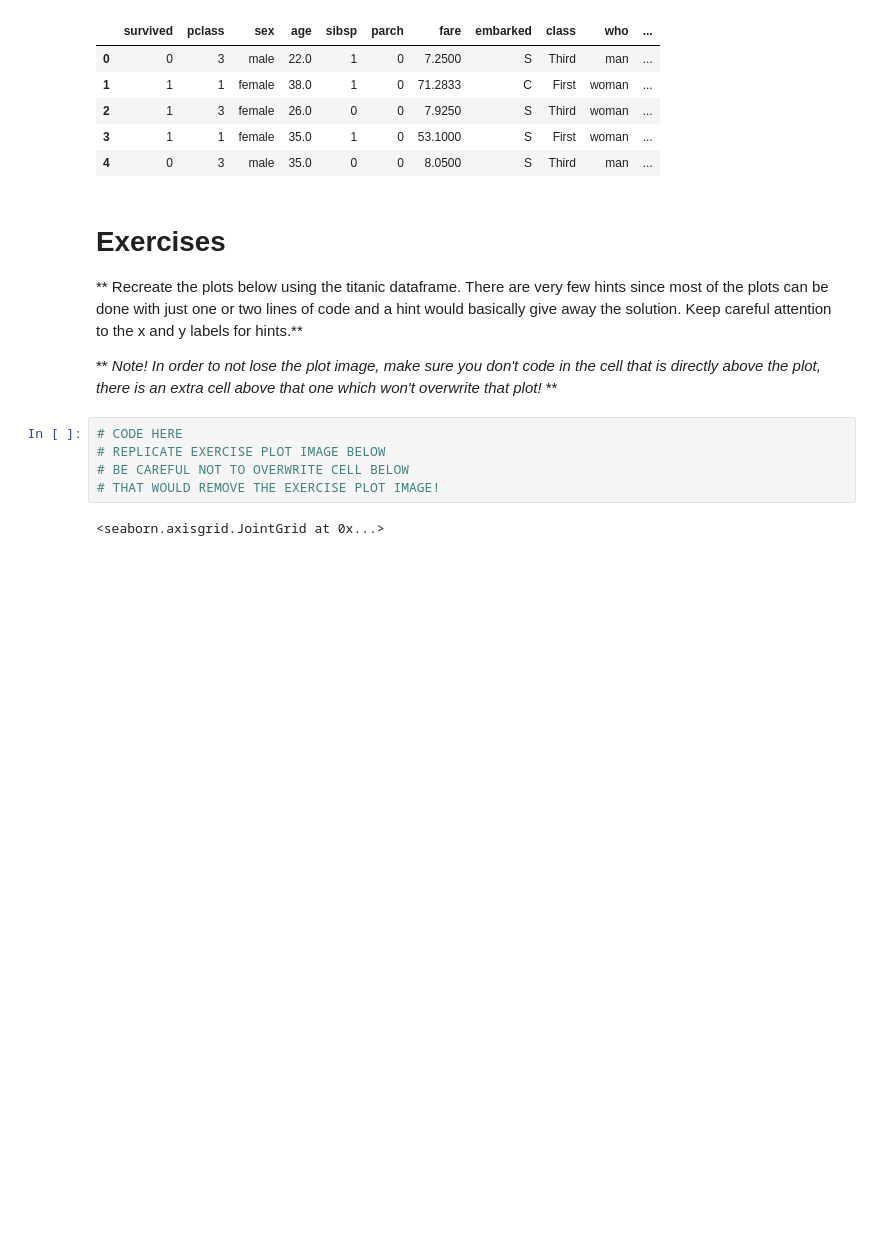
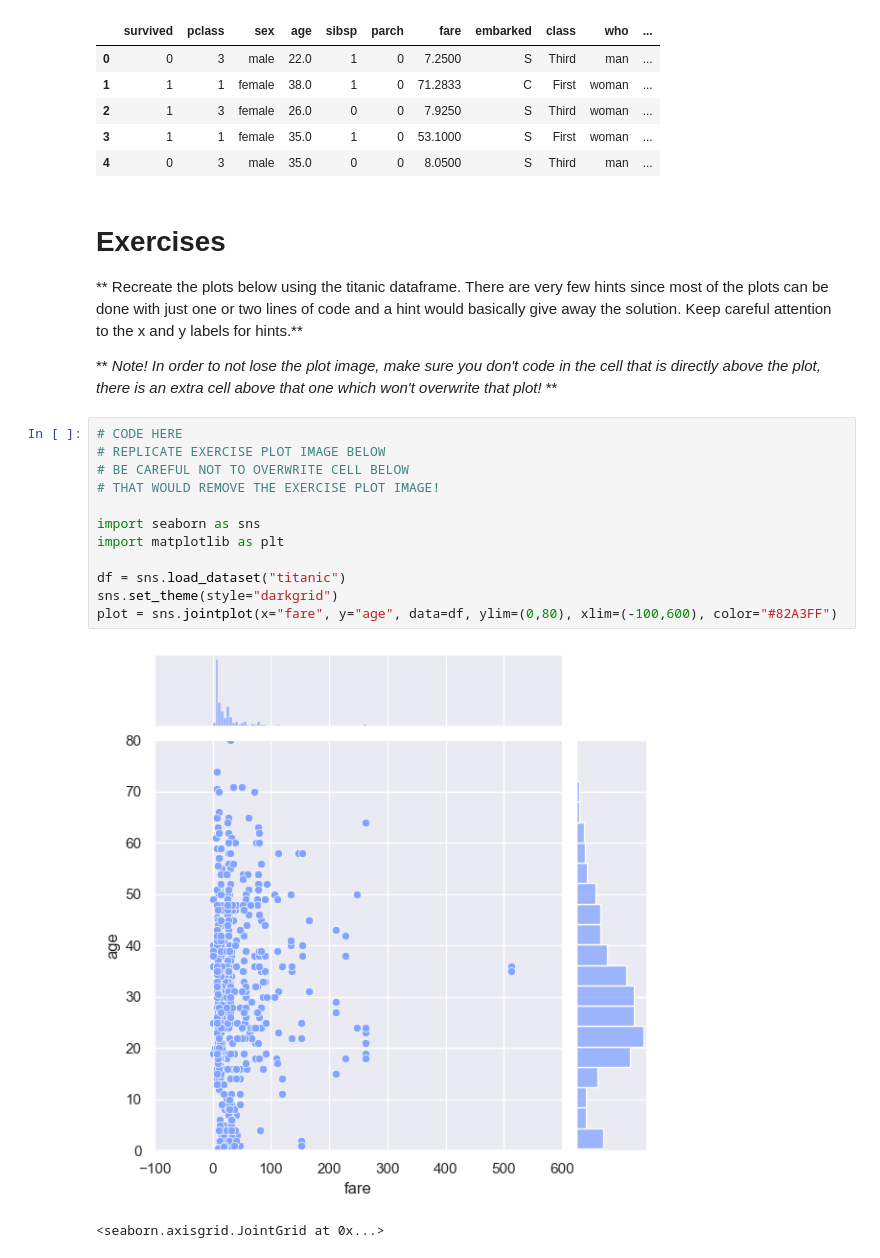
Before and after one commit to mmazurk/data-science-study, a Jupyter notebook: Refactored_Py_DS_ML_Bootcamp-master/06-Data-Visualization-with-Seaborn/07-Seaborn Exercises.ipynb, the cells around one changed output. Drawn from its saved outputs; the diff is of its cells as text; blank space fills up the shorter version.

Commit message:
more plotting

```diff
--- a/Refactored_Py_DS_ML_Bootcamp-master/06-Data-Visualization-with-Seaborn/07-Seaborn Exercises.ipynb
+++ b/Refactored_Py_DS_ML_Bootcamp-master/06-Data-Visualization-with-Seaborn/07-Seaborn Exercises.ipynb
@@ -36,8 +36,17 @@ titanic.head()
 # %%
 # CODE HERE
 # REPLICATE EXERCISE PLOT IMAGE BELOW
 # BE CAREFUL NOT TO OVERWRITE CELL BELOW
 # THAT WOULD REMOVE THE EXERCISE PLOT IMAGE!
+
+import seaborn as sns
+import matplotlib as plt
+
+df = sns.load_dataset("titanic")
+sns.set_theme(style="darkgrid")
+plot = sns.jointplot(x="fare", y="age", data=df, ylim=(0,80), xlim=(-100,600), color="#82A3FF")
+# %% [output]
+[figure, added]
 # %%
 # %% [output]
 <seaborn.axisgrid.JointGrid at 0x...>
```
Also changed, not shown: parts of 6 cells of this notebook.
